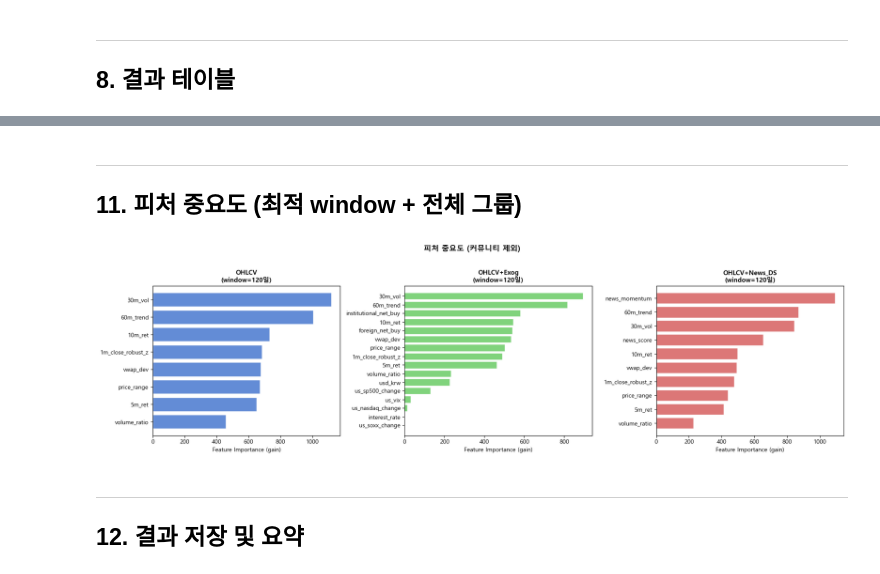
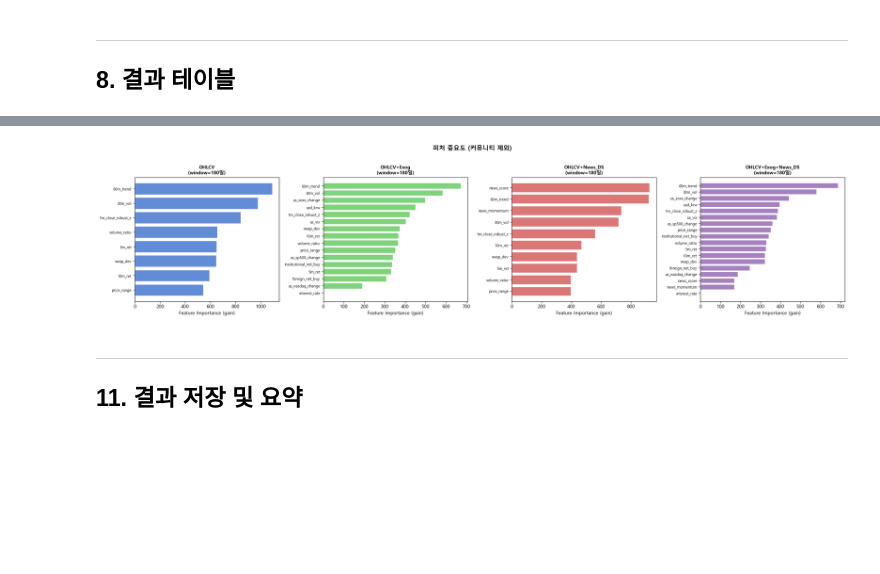
Before and after one commit to elephant-finance-lab/AI, a Jupyter notebook: experiments/rolling_window_ic_experiment.ipynb, the cells around one changed output, grey strips where cells are left out. Saved outputs shown, nothing was run; the diff lists cells and outputs as text; code cells hidden in the pictures; blank space fills up the shorter version.

```diff
--- a/experiments/rolling_window_ic_experiment.ipynb
+++ b/experiments/rolling_window_ic_experiment.ipynb
@@ -538,21 +701,0 @@ print('그래프 저장: artifacts/ic_window_ablation.png')
-# %%
-# 최적 window: OHLCV 그룹에서 mean_ic 가장 높은 window
-best_window = max(WINDOWS, key=lambda w: results[(w, 'OHLCV')]['mean_ic'])
-print(f'최적 window: {best_window}일')
-
-fig, ax = plt.subplots(figsize=(10, 4))
-for group_name, color in colors.items():
-    ic_list = results[(best_window, group_name)]['ic_list']
-    ax.plot(range(1, len(ic_list)+1), ic_list, marker='o', label=group_name,
-            color=color, linewidth=1.8, markersize=6)
-
-ax.axhline(0,  color='black', linewidth=0.8, linestyle='--')
-ax.axhline( IC_THRESHOLD, color='green', linewidth=1, linestyle=':', alpha=0.7, label=f'IC={IC_THRESHOLD}')
-ax.axhline(-IC_THRESHOLD, color='red',   linewidth=1, linestyle=':', alpha=0.7)
-ax.set_xlabel('Walk-Forward Fold')
-ax.set_ylabel('Rank IC')
-ax.set_title(f'Fold별 IC 추이 (window={best_window}일)', fontsize=13, fontweight='bold')
-ax.legend()
-plt.tight_layout()
-plt.savefig(AI_ROOT / 'artifacts' / f'ic_fold_trend_w{best_window}.png', dpi=150, bbox_inches='tight')
-plt.show()
@@ -562,41 +702,45 @@ plt.show()
-# %% [markdown]
----
-## 11. 피처 중요도 (최적 window + 전체 그룹)
 # %%
 def get_feature_importance(df, feature_cols, window_days, seed=42):
-    BARS_PER_DAY = 390
-    window_bars  = window_days * BARS_PER_DAY
-    train_df = df.sort_values('ts').tail(window_bars)
+    """day-based window: 마지막 window_days 거래일만 사용."""
+    df = df.sort_values('ts')
+    unique_days = sorted(df['ts'].dt.date.unique())
+    if len(unique_days) > window_days:
+        cutoff = unique_days[-window_days]
+        df = df[df['ts'].dt.date >= cutoff]
     valid_feats = [f for f in feature_cols if f in df.columns]
-    X = train_df[valid_feats].replace([np.inf, -np.inf], np.nan).fillna(0)
-    y = train_df[LABEL_COL].fillna(0)
+    X = df[valid_feats].replace([np.inf, -np.inf], np.nan)  # LGBM NaN native
+    y = df[LABEL_COL]
     model = lgb.LGBMRegressor(n_estimators=200, learning_rate=0.05,
                                num_leaves=31, random_state=seed, verbose=-1)
     model.fit(X, y)
     return dict(zip(valid_feats, model.feature_importances_))
 
 
-fig, axes = plt.subplots(1, 3, figsize=(18, 5))
+n_groups = len(GROUPS)
+fig, axes = plt.subplots(1, n_groups, figsize=(5.5 * n_groups, 5))
+if n_groups == 1:
+    axes = [axes]
 
 for ax, (group_name, feats) in zip(axes, GROUPS.items()):
     imp = get_feature_importance(FULL_DF, feats, best_window)
     imp_sorted = dict(sorted(imp.items(), key=lambda x: x[1], reverse=True))
     names = [k.replace('feat_', '') for k in imp_sorted.keys()]
     vals  = list(imp_sorted.values())
     ax.barh(names, vals, color=colors[group_name], alpha=0.85, edgecolor='white')
-    ax.set_title(f'{group_name}\n(window={best_window}일)', fontsize=11, fontweight='bold')
+    ax.set_title(f'{group_name}\n(window={best_window}일)', fontsize=10, fontweight='bold')
     ax.invert_yaxis()
     ax.set_xlabel('Feature Importance (gain)')
+    ax.tick_params(axis='y', labelsize=8)
 
 plt.suptitle('피처 중요도 (커뮤니티 제외)', fontsize=13, fontweight='bold', y=1.02)
 plt.tight_layout()
 plt.savefig(AI_ROOT / 'artifacts' / f'feature_importance_w{best_window}.png', dpi=150, bbox_inches='tight')
 plt.show()
 # %% [output]
-[figure, old version]
+[figure, new version]
 # %% [markdown]
 ---
-## 12. 결과 저장 및 요약
+## 11. 결과 저장 및 요약
 # %%
 # JSON 저장
 out_dir = AI_ROOT / 'artifacts'
```
Also changed, not shown: parts of 19 cells of this notebook.
